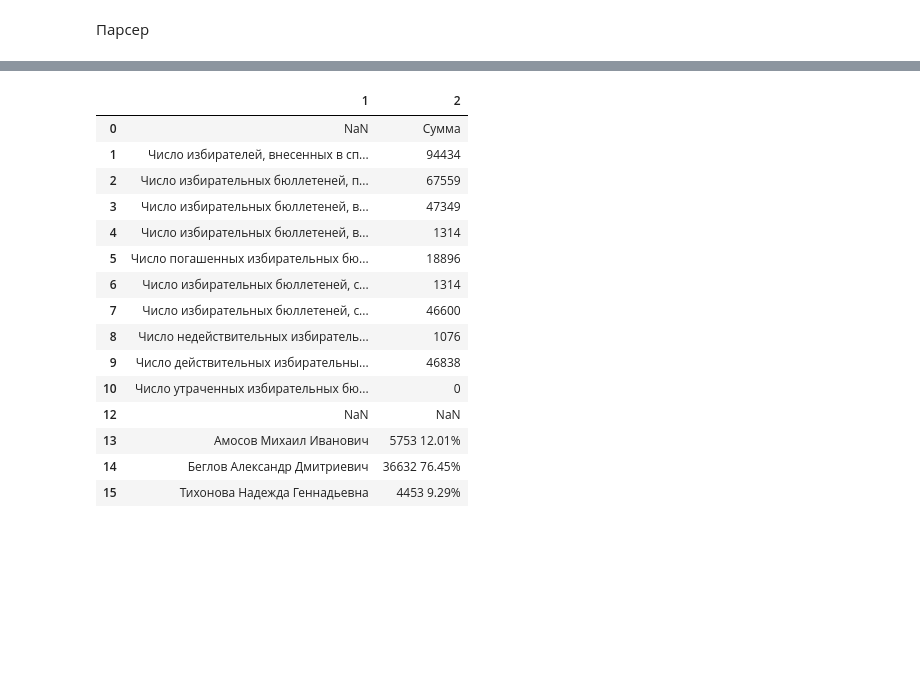
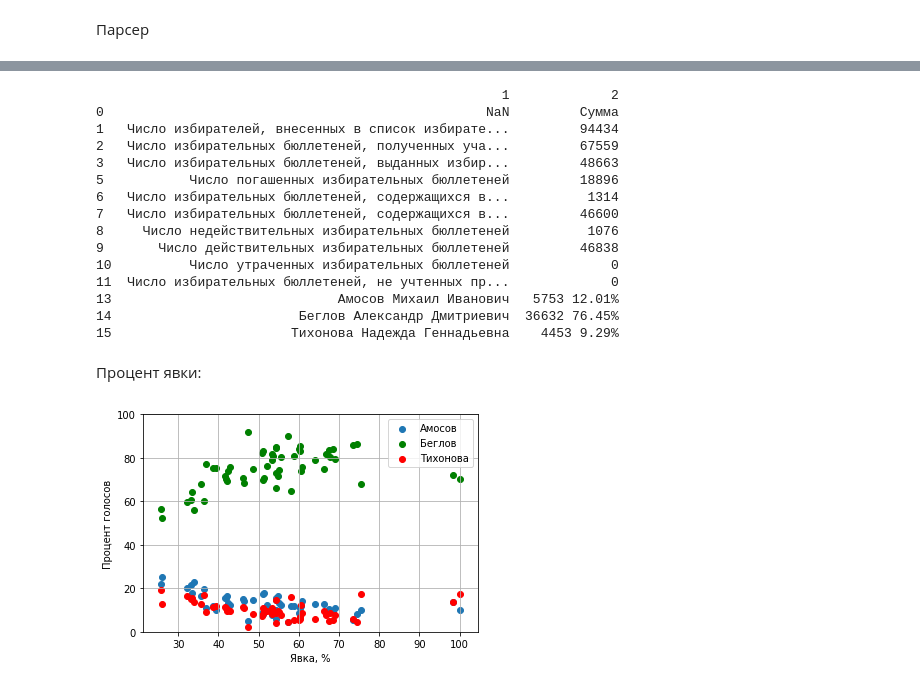
Before and after one commit to tubleronchik/SPO, a Jupyter notebook: System_OS.ipynb, the cells around one changed output, grey strips where cells are left out. Saved outputs shown, nothing was run; the diff lists cells and outputs as text; code cells hidden in the pictures; blank space fills up the shorter version.

```diff
--- a/System_OS.ipynb
+++ b/System_OS.ipynb
@@ -30,24 +40,25 @@ UIK
 # %%
 names = pd.read_html(url, encoding='cp1251')[6]
 names.drop([0], axis = 1, inplace = True)
-names.drop([11], inplace = True)
-names
+names.drop([12], inplace = True)
+names.iloc[3,1] = int(names.iloc[3,1]) + int(names.iloc[4,1])
+names.drop([4], inplace = True)
+print(names)
 # %% [output]
-|  | 1 | 2 |
-| 0 | NaN | Сумма |
-| 1 | Число избирателей, внесенных в сп... | 94434 |
-| 2 | Число избирательных бюллетеней, п... | 67559 |
-| 3 | Число избирательных бюллетеней, в... | 47349 |
-| 4 | Число избирательных бюллетеней, в... | 1314 |
-| 5 | Число погашенных избирательных бю... | 18896 |
-| 6 | Число избирательных бюллетеней, с... | 1314 |
-| 7 | Число избирательных бюллетеней, с... | 46600 |
-| 8 | Число недействительных избиратель... | 1076 |
-| 9 | Число действительных избирательны... | 46838 |
-| 10 | Число утраченных избирательных бю... | 0 |
-| 12 | NaN | NaN |
-| 13 | Амосов Михаил Иванович | 5753 12.01% |
-| 14 | Беглов Александр Дмитриевич | 36632 76.45% |
-| 15 | Тихонова Надежда Геннадьевна | 4453 9.29% |
+                                                    1             2
+0                                                 NaN         Сумма
+1   Число избирателей, внесенных в список избирате...         94434
+2   Число избирательных бюллетеней, полученных уча...         67559
+3   Число избирательных бюллетеней, выданных избир...         48663
+5           Число погашенных избирательных бюллетеней         18896
+6   Число избирательных бюллетеней, содержащихся в...          1314
+7   Число избирательных бюллетеней, содержащихся в...         46600
+8     Число недействительных избирательных бюллетеней          1076
+9       Число действительных избирательных бюллетеней         46838
+10          Число утраченных избирательных бюллетеней             0
+11  Число избирательных бюллетеней, не учтенных пр...             0
+13                             Амосов Михаил Иванович   5753 12.01%
+14                        Беглов Александр Дмитриевич  36632 76.45%
+15                       Тихонова Надежда Геннадьевна    4453 9.29%
 # %%
 import matplotlib.pyplot as plt
@@ -53,0 +67,32 @@ import matplotlib.pyplot as plt
+# %% [markdown]
+Процент явки:
+# %%
+procent_appearence = []
+for i in range(UIK.shape[1]):
+  procent = int(UIK.iloc[2, i])/(int(UIK.iloc[0,i]))
+  procent_appearence.append(procent*100)
+
+#for proc in procent_appearence:
+ # print(proc)
+# %%
+procent_Amosov = []
+procent_Beglov = []
+procent_Tikhonova = []
+appearence = []
+for i in range(UIK.shape[1]):
+  procent_Amosov.append(float(UIK.iloc[10, i].split("%")[0]))
+  procent_Beglov.append(float(UIK.iloc[11, i].split("%")[0]))
+  procent_Tikhonova.append(float(UIK.iloc[12, i].split("%")[0]))
+  appearence.append(int(UIK.iloc[0,i]))
+# %%
+plt.scatter(procent_appearence, procent_Amosov, label = u'Амосов')
+plt.scatter(procent_appearence, procent_Beglov, label = u'Беглов', color = 'g')
+plt.scatter(procent_appearence, procent_Tikhonova, label = u'Тихонова', color = 'r')
+plt.xlabel(u'Явка, %')
+plt.ylabel(u'Процент голосов')
+plt.ylim(0, 100)
+plt.grid()
+plt.legend()
+plt.show()
+# %% [output]
+[figure, added]
```
Also changed, not shown: parts of 7 cells of this notebook.
